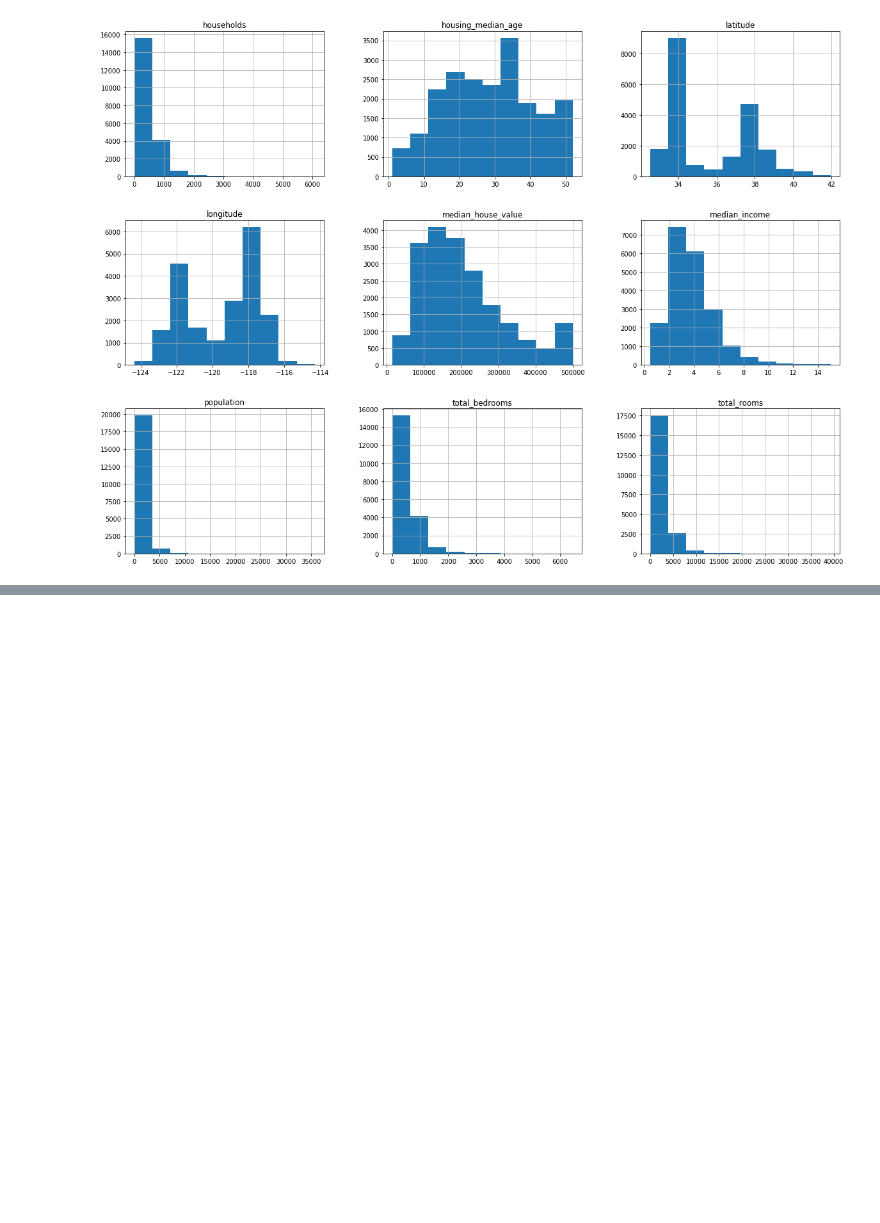
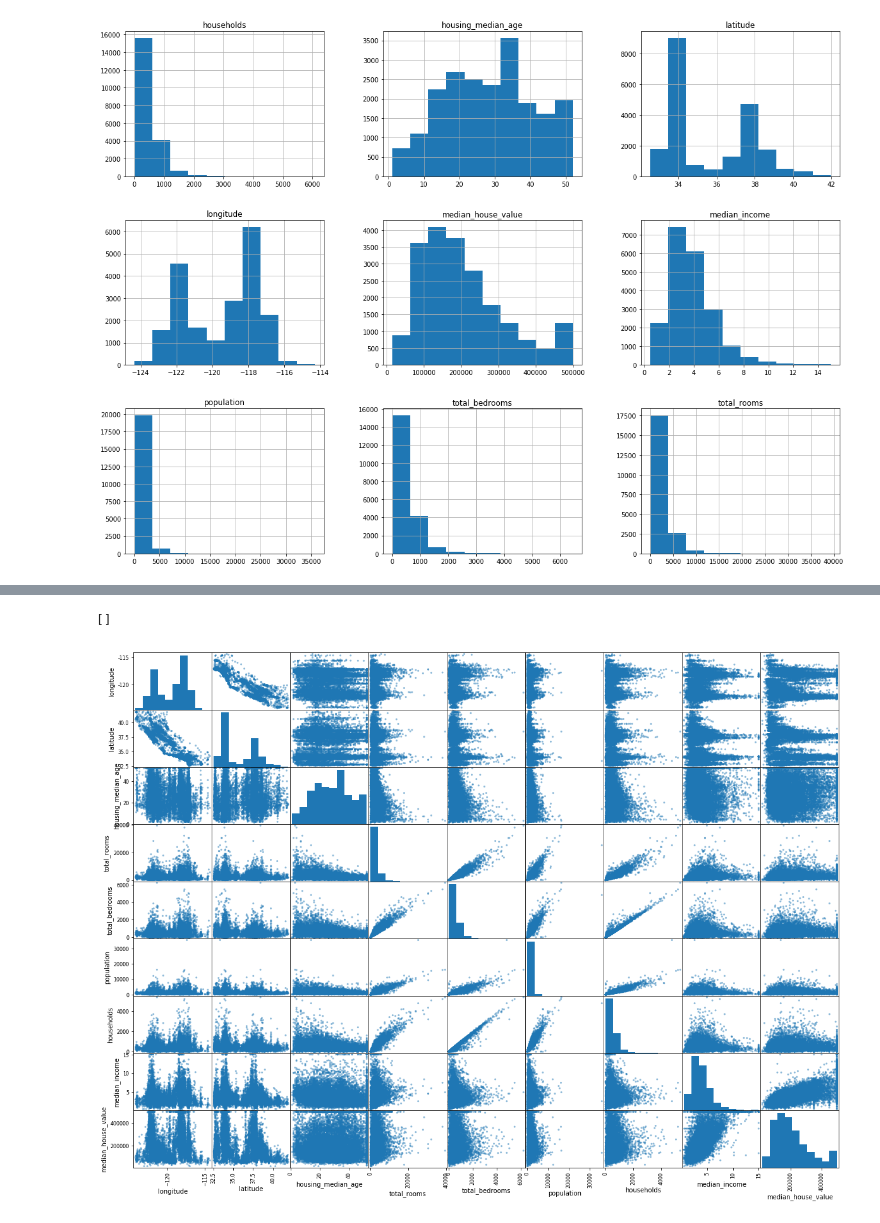
Before and after one commit to sridevibayyapuneedi/california_housing, a Jupyter notebook: JupyterNotebooks/HandsOn_Housing.ipynb, the cells around one changed output, grey strips where cells are left out. Saved outputs shown, nothing was run; the diff lists cells and outputs as text; code cells hidden in the pictures; blank space fills up the shorter version.

```diff
--- a/JupyterNotebooks/HandsOn_Housing.ipynb
+++ b/JupyterNotebooks/HandsOn_Housing.ipynb
@@ -146,0 +129,6 @@ Name: index, Length: 20640, dtype: bool
+# %%
+scatter_matrix(housing_train, figsize=(20,15))
+plt.plot()
+# %% [output]
+[]
+[figure, added]
```
Also changed, not shown: parts of 19 cells of this notebook.
